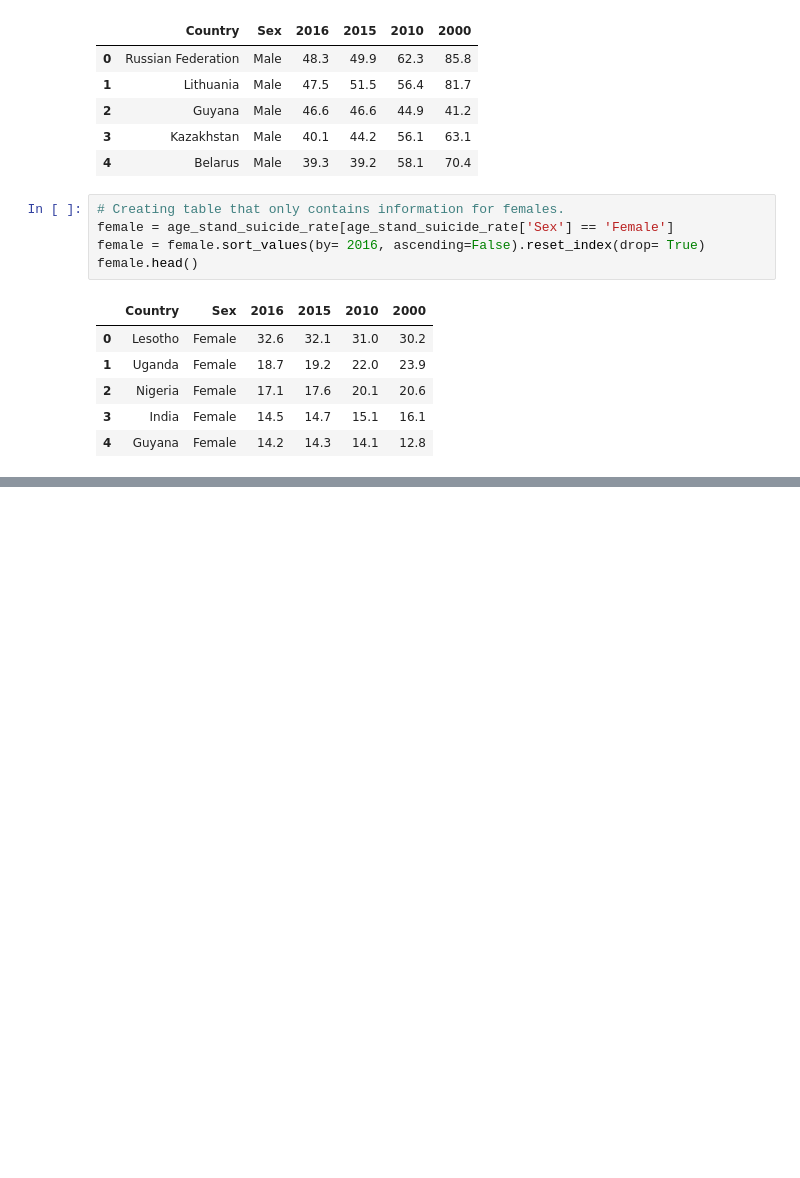
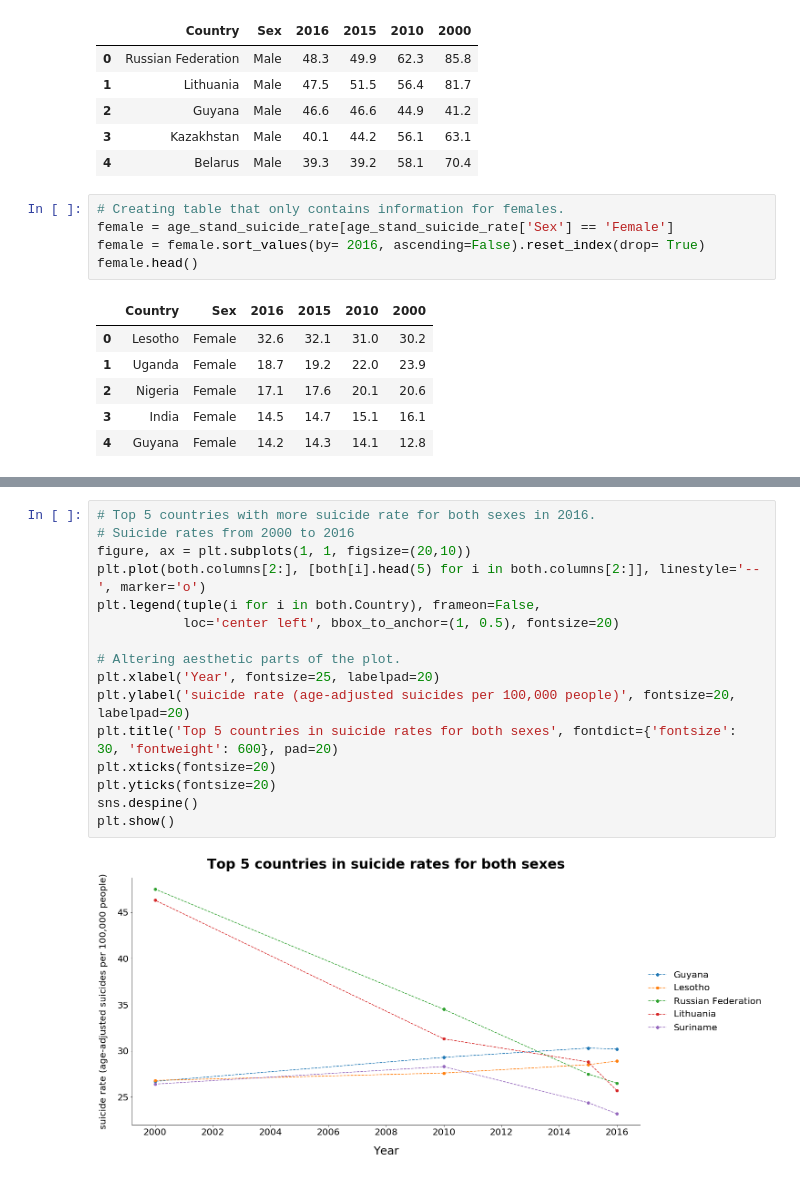
Before and after one commit to NachoMartinezJ/your-own-project, a Jupyter notebook: suicide_analysis.ipynb, the cells around one changed output, grey strips where cells are left out. Drawn from its saved outputs; the diff is of its cells as text; blank space fills up the shorter version.

```diff
--- a/suicide_analysis.ipynb
+++ b/suicide_analysis.ipynb
@@ -73,0 +112,18 @@ female.head()
+# %%
+# Top 5 countries with more suicide rate for both sexes in 2016.
+# Suicide rates from 2000 to 2016
+figure, ax = plt.subplots(1, 1, figsize=(20,10))
+plt.plot(both.columns[2:], [both[i].head(5) for i in both.columns[2:]], linestyle='--', marker='o')
+plt.legend(tuple(i for i in both.Country), frameon=False,
+           loc='center left', bbox_to_anchor=(1, 0.5), fontsize=20)
+
+# Altering aesthetic parts of the plot.
+plt.xlabel('Year', fontsize=25, labelpad=20)
+plt.ylabel('suicide rate (age-adjusted suicides per 100,000 people)', fontsize=20, labelpad=20)
+plt.title('Top 5 countries in suicide rates for both sexes', fontdict={'fontsize': 30, 'fontweight': 600}, pad=20)
+plt.xticks(fontsize=20)
+plt.yticks(fontsize=20)
+sns.despine()
+plt.show()
+# %% [output]
+[figure, added]
```
Also changed, not shown: parts of 2 cells of this notebook.
